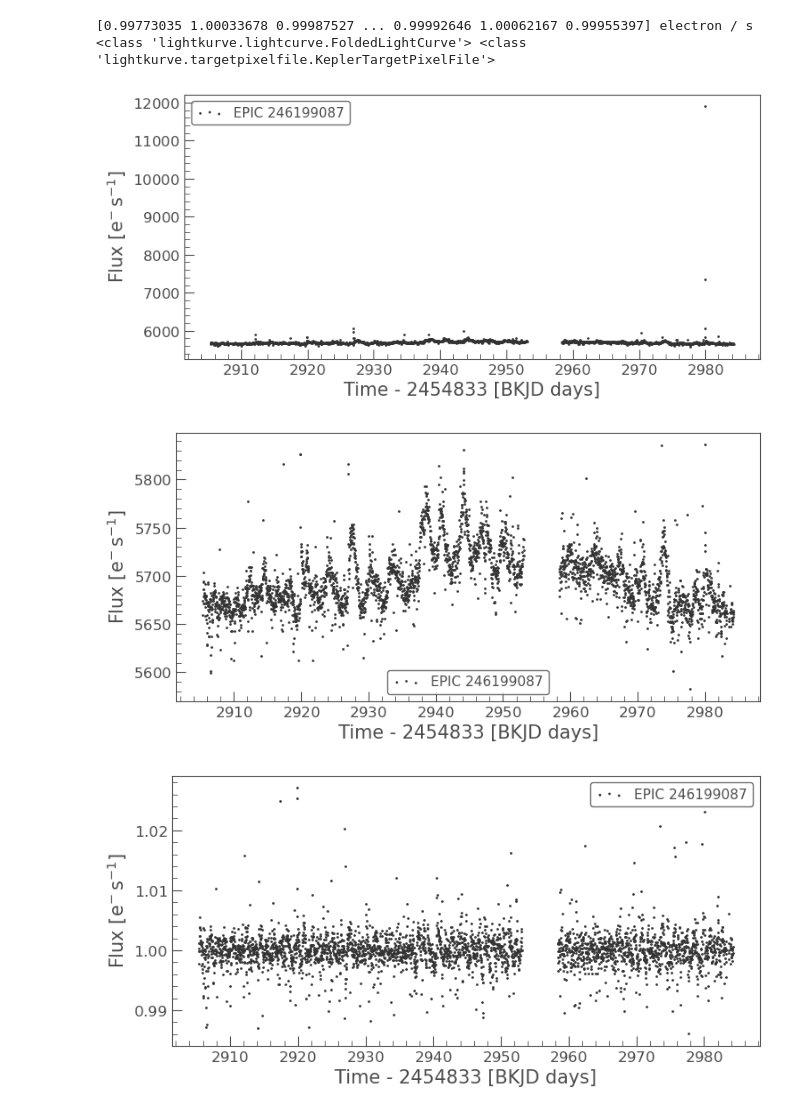
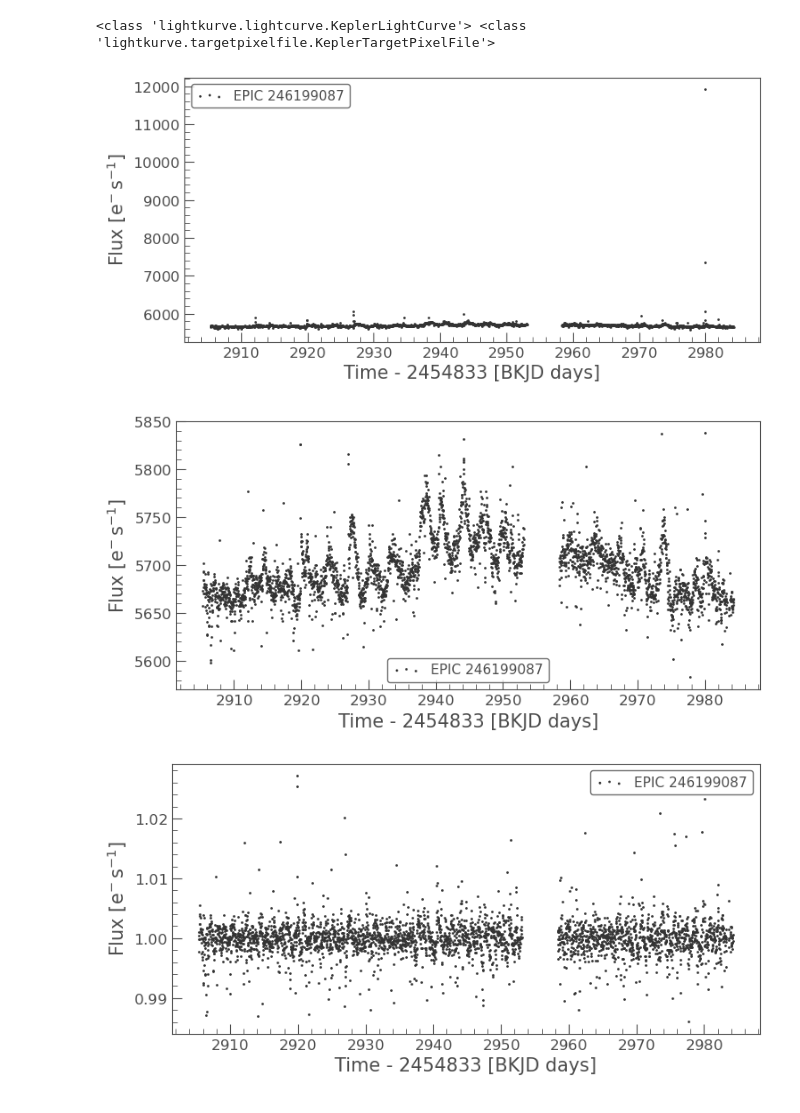
Before and after one commit to timzhen38/EDM, a Jupyter notebook: Lightkurve-tutorial.ipynb, the cells around one changed output. Drawn from its saved outputs; the diff is of its cells as text; code cells hidden in the pictures.

```diff
--- a/Lightkurve-tutorial.ipynb
+++ b/Lightkurve-tutorial.ipynb
@@ -1,26 +1,24 @@
 # %%
 import lightkurve as lk
 import pandas as pd
 
 pixelfile = lk.search_targetpixelfile("Trappist-1")[1].download()
 lc = pixelfile.to_lightcurve(method="pld")
 lc.scatter()
 lc = lc.remove_outliers()
 lc.scatter()
 lc = lc.flatten() #normalized
 lc.scatter()
-lc.to_periodogram("bls").plot()
+#lc.to_periodogram("bls").plot()
 
-print(lc.flux)
-period = lc.to_periodogram("bls").period_at_max_power
-lc = lc.fold(period)
-lc.scatter()
-lc.truncate(-.5,-.25).scatter()
+#print(lc.flux)
+#period = lc.to_periodogram("bls").period_at_max_power
+#lc = lc.fold(period)
+#lc.scatter()
 
 print(type(lc), type(pixelfile))
 # %% [output]
-[0.99773035 1.00033678 0.99987527 ... 0.99992646 1.00062167 0.99955397] electron / s
-<class 'lightkurve.lightcurve.FoldedLightCurve'> <class 'lightkurve.targetpixelfile.KeplerTargetPixelFile'>
+<class 'lightkurve.lightcurve.KeplerLightCurve'> <class 'lightkurve.targetpixelfile.KeplerTargetPixelFile'>
 [figure]
-[figure, old version]
+[figure, new version]
-[figure, old version]
+[figure, new version]
```
Also changed, not shown: parts of 5 cells of this notebook, 8 other files.
